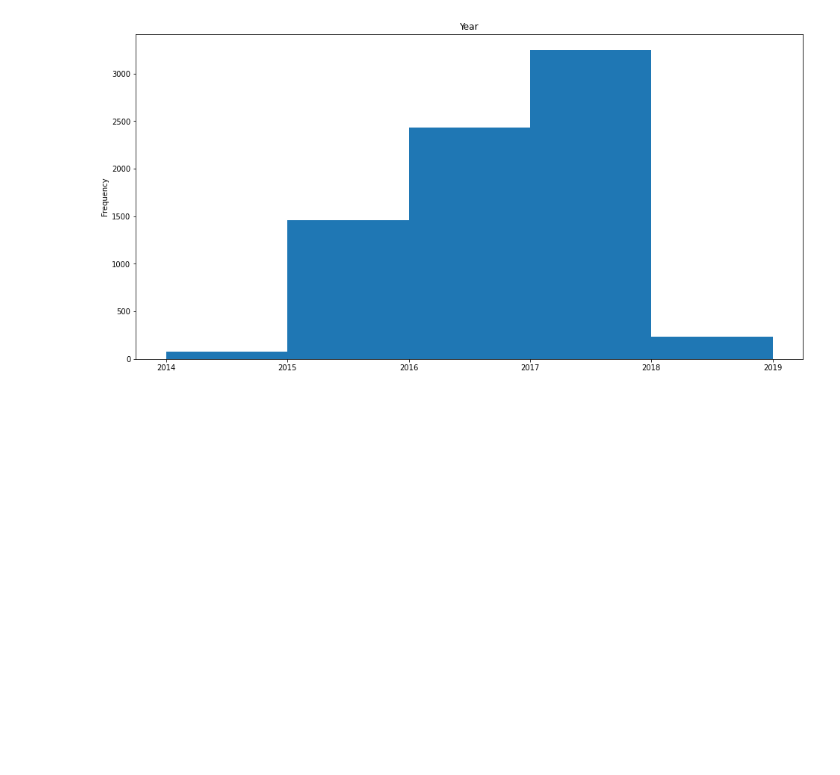
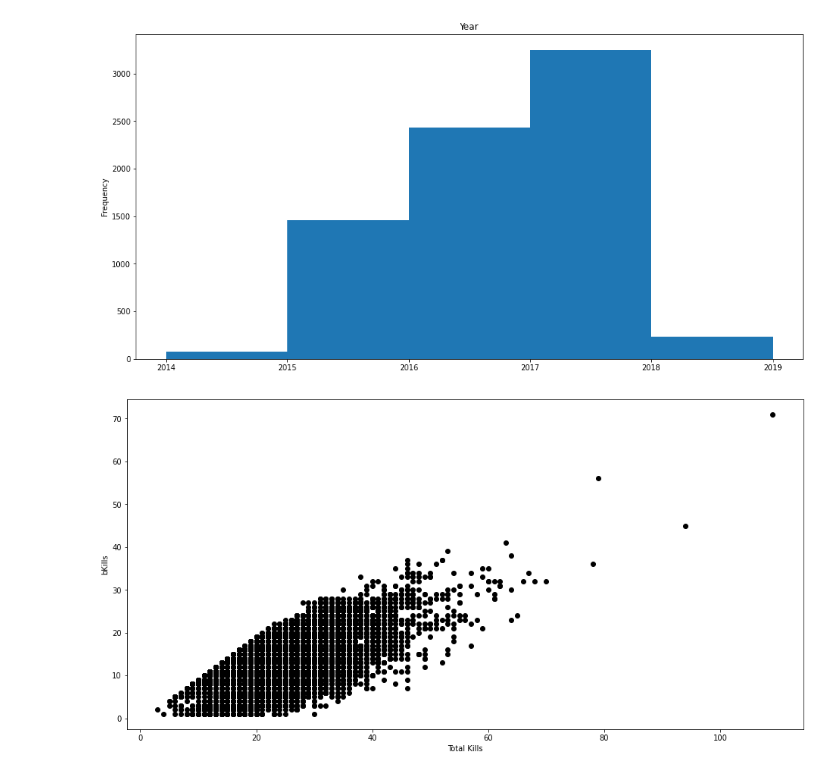
Before and after one commit to MoistRock1743/E-Sports-Data-Mining, a Jupyter notebook: Project.ipynb, the cells around one changed output. Drawn from its saved outputs; the diff is of its cells as text; code cells hidden in the pictures; blank space fills up the shorter version.

```diff
--- a/Project.ipynb
+++ b/Project.ipynb
@@ -232,7 +232,3 @@ primary_df['gd15min'] = gold['min_15']
 primary_df['gd30min'] = gold['min_30']
 primary_df['gd45min'] = gold['min_45']
 primary_df['gd56min'] = gold['min_56']
-# %%
-# Imputes the row mean as the value for NaN values in each row.
-primary_df.fillna(primary_df.mean(), inplace=True)
-print(primary_df[['gd15min', 'gd30min', 'gd45min', 'gd56min']])
@@ -253,0 +235,15 @@ print(primary_df[['gd15min', 'gd30min', 'gd45min', 'gd56min']])
+# %%
+# Imputes the row mean as the value for NaN values in each row.
+sel = primary_df[primary_df['gd56min'].isnull() & primary_df['gd45min'].notnull()].index
+primary_df.loc[sel, 'gd56min'] = primary_df.loc[sel, ['gd15min', 'gd30min', 'gd45min']].mean(axis=1)
+
+sel1 = primary_df[primary_df['gd45min'].isnull() & primary_df['gd30min'].notnull()].index
+primary_df.loc[sel1, 'gd45min'] = primary_df.loc[sel1, ['gd15min', 'gd30min']].mean(axis=1)
+primary_df.loc[sel1, 'gd56min'] = primary_df.loc[sel1, ['gd15min', 'gd30min']].mean(axis=1)
+
+sel2 = primary_df[primary_df['gd30min'].isnull()].index
+primary_df.loc[sel2, 'gd30min'] = primary_df.loc[sel2, 'gd15min']
+primary_df.loc[sel2, 'gd45min'] = primary_df.loc[sel2, 'gd15min']
+primary_df.loc[sel2, 'gd56min'] = primary_df.loc[sel2, 'gd15min']
+
+print(primary_df[['gd15min', 'gd30min', 'gd45min', 'gd56min']])
@@ -627,3 +638,16 @@ primary_df['Year'].plot(kind='hist', bins=[2014,2015,2016,2017,2018,2019])
 # %% [output]
 <AxesSubplot:title={'center':'Year'}, ylabel='Frequency'>
 [figure]
+# %%
+totalKills = final_primary_df['bKills'] + final_primary_df['rKills']
+plt.figure(figsize = (16,8))
+plt.scatter(
+    totalKills,
+    final_primary_df['bKills'],
+    c='black'
+)
+plt.xlabel('Total Kills')
+plt.ylabel('bKills')
+plt.show()
+# %% [output]
+[figure, added]
```
Also changed, not shown: parts of 7 cells of this notebook.
